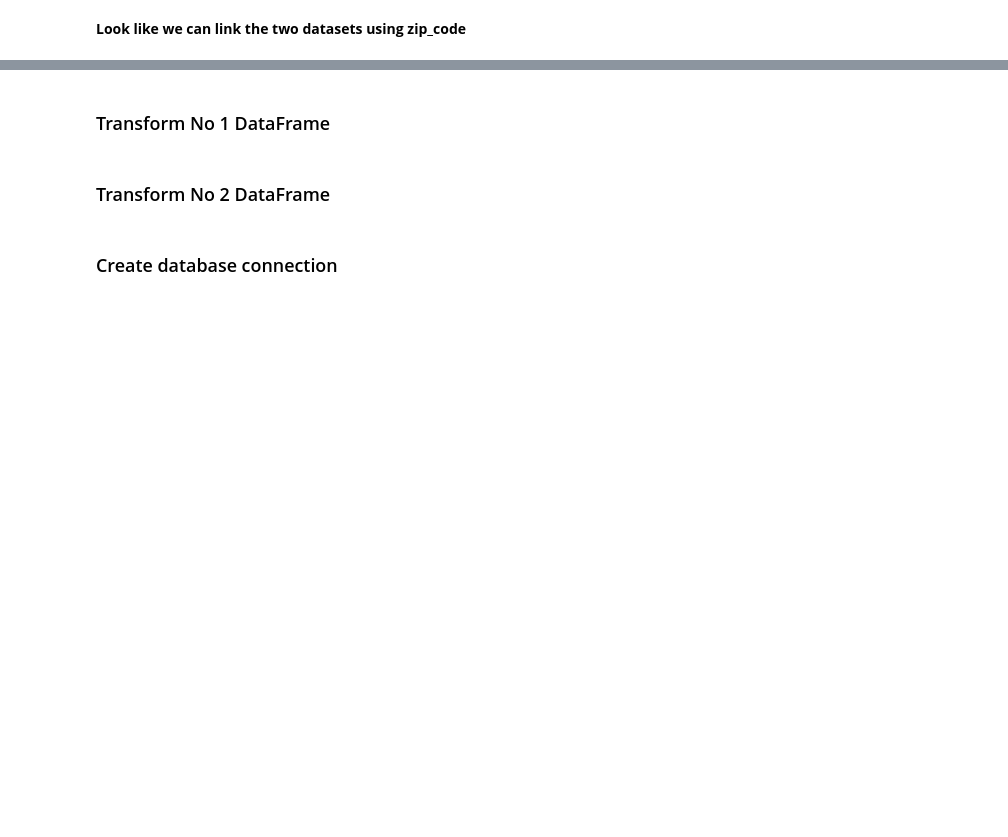
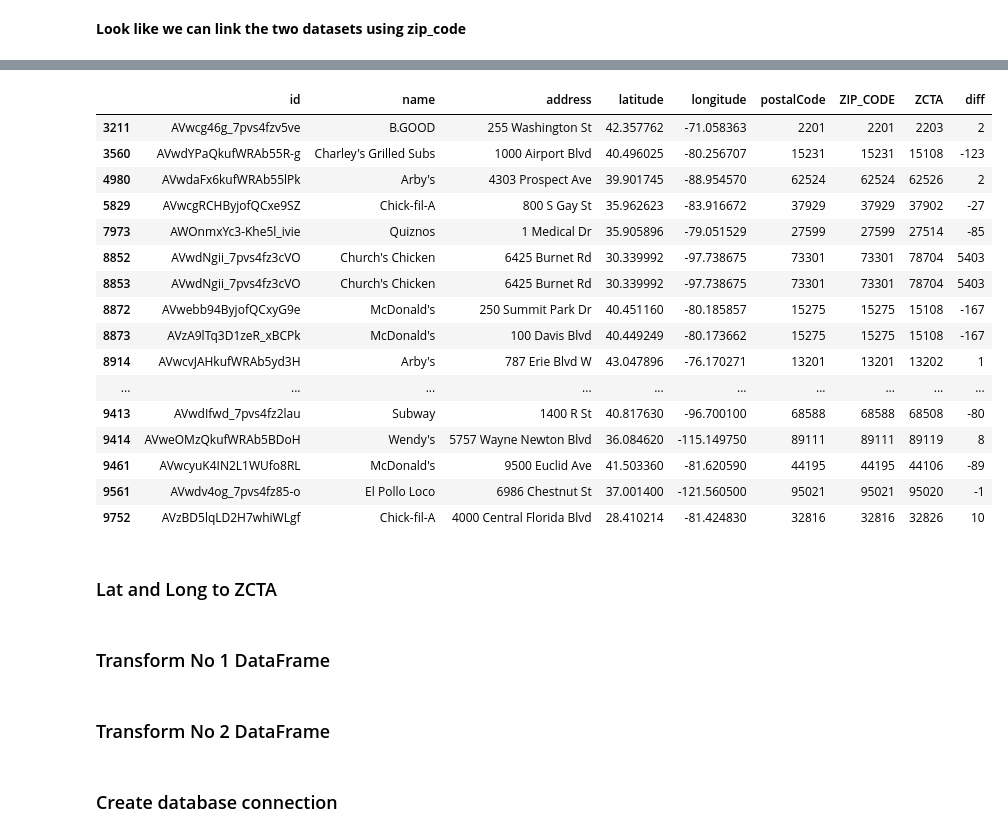
Before and after one commit to poojaisabelle/ETL-Project, a Jupyter notebook: Tracey_draft_code.ipynb, the cells around one changed output, grey strips where cells are left out. Cells and saved outputs as stored; diff of their text form; code cells hidden in the pictures; blank space fills up the shorter version.

```diff
--- a/Tracey_draft_code.ipynb
+++ b/Tracey_draft_code.ipynb
@@ -172,0 +193,3 @@ df_three.head()
+# %%
+df_one_zcta = pd.merge(df_one, zip_to_zcta_df, left_on="postalCode", right_on="ZIP_CODE")
+df_one_zcta.head()
@@ -173 +212,3 @@ df_three.head()
+# %%
+final_restaurant_df = df_one_zcta[['id', 'name', 'address', 'latitude', 'longitude', 'postalCode', 'ZIP_CODE', 'ZCTA']].copy()
 # %%
@@ -186,0 +232,2 @@ url = "https://api.census.gov/data/2018/acs/acs5?get=NAME,group(B19013)&for=zip%
+# %%
+final_restaurant_df["ZCTA"] = final_restaurant_df["ZCTA"].astype(int)
@@ -186,0 +252,24 @@ url = "https://api.census.gov/data/2018/acs/acs5?get=NAME,group(B19013)&for=zip%
+# %%
+final_restaurant_df["diff"] = final_restaurant_df["ZCTA"] - final_restaurant_df["postalCode"]
+# %%
+final_restaurant_df[final_restaurant_df["diff"]!=0]
+# %% [output]
+|  | id | name | address | latitude | longitude | postalCode | ZIP_CODE | ZCTA | diff |
+| 3211 | AVwcg46g_7pvs4fzv5ve | B.GOOD | 255 Washington St | 42.357762 | -71.058363 | 2201 | 2201 | 2203 | 2 |
+| 3560 | AVwdYPaQkufWRAb55R-g | Charley's Grilled Subs | 1000 Airport Blvd | 40.496025 | -80.256707 | 15231 | 15231 | 15108 | -123 |
+| 4980 | AVwdaFx6kufWRAb55lPk | Arby's | 4303 Prospect Ave | 39.901745 | -88.954570 | 62524 | 62524 | 62526 | 2 |
+| 5829 | AVwcgRCHByjofQCxe9SZ | Chick-fil-A | 800 S Gay St | 35.962623 | -83.916672 | 37929 | 37929 | 37902 | -27 |
+| 7973 | AWOnmxYc3-Khe5l_ivie | Quiznos | 1 Medical Dr | 35.905896 | -79.051529 | 27599 | 27599 | 27514 | -85 |
+| 8852 | AVwdNgii_7pvs4fz3cVO | Church's Chicken | 6425 Burnet Rd | 30.339992 | -97.738675 | 73301 | 73301 | 78704 | 5403 |
+| 8853 | AVwdNgii_7pvs4fz3cVO | Church's Chicken | 6425 Burnet Rd | 30.339992 | -97.738675 | 73301 | 73301 | 78704 | 5403 |
+| 8872 | AVwebb94ByjofQCxyG9e | McDonald's | 250 Summit Park Dr | 40.451160 | -80.185857 | 15275 | 15275 | 15108 | -167 |
+| 8873 | AVzA9lTq3D1zeR_xBCPk | McDonald's | 100 Davis Blvd | 40.449249 | -80.173662 | 15275 | 15275 | 15108 | -167 |
+| 8914 | AVwcvJAHkufWRAb5yd3H | Arby's | 787 Erie Blvd W | 43.047896 | -76.170271 | 13201 | 13201 | 13202 | 1 |
+| ... | ... | ... | ... | ... | ... | ... | ... | ... | ... |
+| 9413 | AVwdIfwd_7pvs4fz2lau | Subway | 1400 R St | 40.817630 | -96.700100 | 68588 | 68588 | 68508 | -80 |
+| 9414 | AVweOMzQkufWRAb5BDoH | Wendy's | 5757 Wayne Newton Blvd | 36.084620 | -115.149750 | 89111 | 89111 | 89119 | 8 |
+| 9461 | AVwcyuK4IN2L1WUfo8RL | McDonald's | 9500 Euclid Ave | 41.503360 | -81.620590 | 44195 | 44195 | 44106 | -89 |
+| 9561 | AVwdv4og_7pvs4fz85-o | El Pollo Loco | 6986 Chestnut St | 37.001400 | -121.560500 | 95021 | 95021 | 95020 | -1 |
+| 9752 | AVzBD5lqLD2H7whiWLgf | Chick-fil-A | 4000 Central Florida Blvd | 28.410214 | -81.424830 | 32816 | 32816 | 32826 | 10 |
+# %% [markdown]
+### Lat and Long to ZCTA
```
Also changed, not shown: parts of 30 cells of this notebook, 3 other files.
